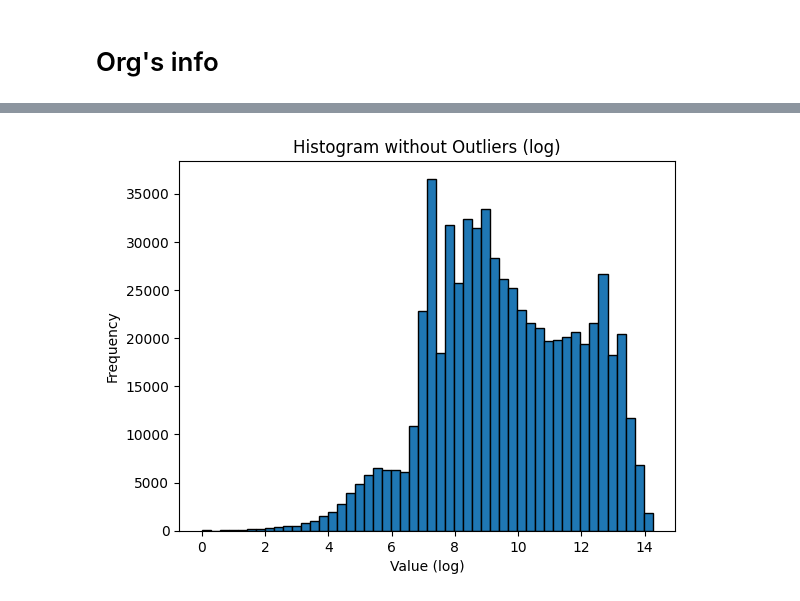
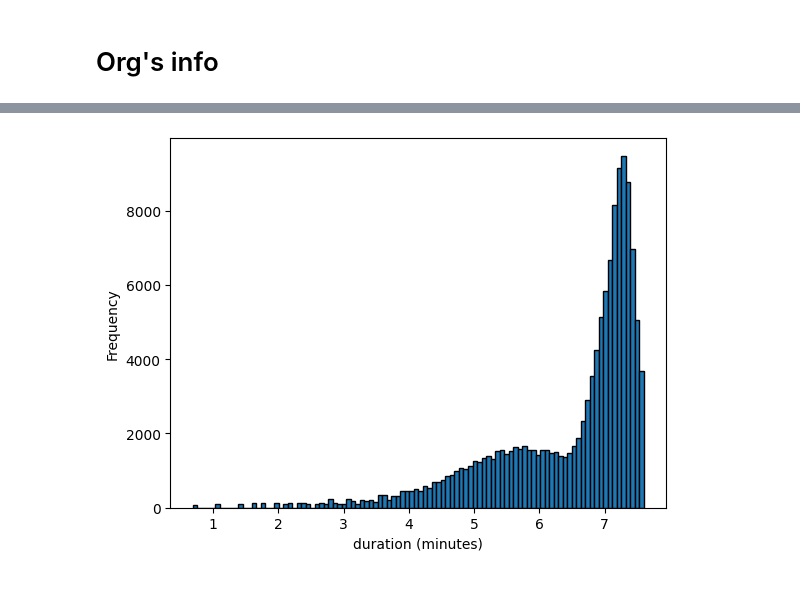
Before and after one commit to CP-RektMart/traffy-sunglui, a Jupyter notebook: ML/data_prep.ipynb, the cells around one changed output, grey strips where cells are left out. Drawn from its saved outputs; the diff is of its cells as text; code cells hidden in the pictures.

```diff
--- a/ML/data_prep.ipynb
+++ b/ML/data_prep.ipynb
@@ -34,7 +34,7 @@ finished_df = df[df['state'] == 'เสร็จสิ้น']
 filtered_df = finished_df.dropna(axis=0, how='any', subset=['timestamp', 'last_activity'])
 # %%
 def toDate(serie):
-    return pd.to_datetime(serie, format='ISO8601').dt.tz_localize(None)
+    return pd.to_datetime(serie, format='ISO8601').dt.tz_localize(None) + timedelta(hours=7)
 
 filtered_df['timestamp'] = toDate(filtered_df['timestamp'])
 filtered_df['last_activity'] = toDate(filtered_df['last_activity'])
@@ -223,6 +223,16 @@ Index(['ticket_id', 'type', 'organization', 'comment', 'photo', 'photo_after',
        'Others', 'until_working_time', 'avg_star', 'post_finish_percentage',
        'avg_duration_minutes_finished'],
       dtype='object')
+# %%
+def plot_bin(s, bins = 100):
+    s.plot(kind='hist', bins=bins, edgecolor='black')
+
+    # Add labels and title
+    plt.xlabel('duration (minutes)')
+    plt.ylabel('Frequency')
+
+    # Show plot
+    plt.show()
 # %%
 s = filtered_df['duration']
 threshold = s.quantile(1)
@@ -262,0 +265,8 @@ plt.show()
+# %%
+lower_bound = 0
+upper_bound = 2_000
+
+duration = filtered_df['duration']
+filtered_df = filtered_df[(duration >= lower_bound) & (duration <= upper_bound)]
+
+plot_bin(filtered_df['duration'])
@@ -263,14 +275,10 @@ plt.show()
 # %%
 filtered_df = filtered_df[filtered_df['duration'] > 0]
 
-filtered_df['log_duration'] = filtered_df['duration'].apply(np.log)
+filtered_df['log_duration'] = filtered_df['duration'].apply(np.log1p)
 
-filtered_df['log_duration'].plot(kind='hist', bins=50, edgecolor='black')
-plt.xlabel('Value (log)')
-plt.ylabel('Frequency')
-plt.title('Histogram without Outliers (log)')
-plt.show()
+plot_bin(filtered_df['log_duration'])
 # %% [output]
-[figure, old version]
+[figure, new version]
 # %%
 types = [
```
Also changed, not shown: parts of 15 cells of this notebook, 1 other file.
